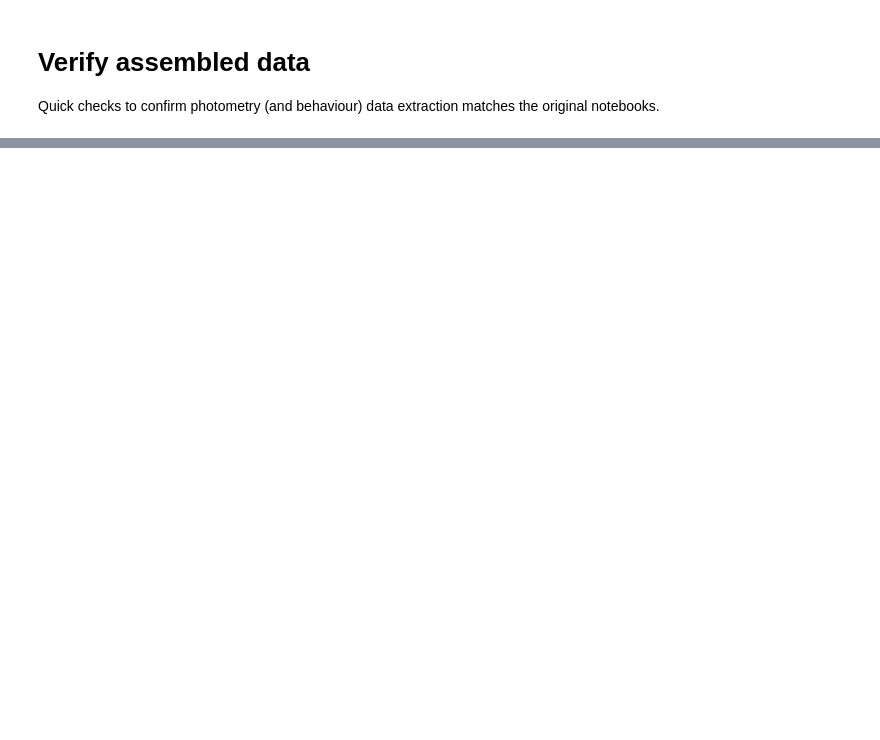
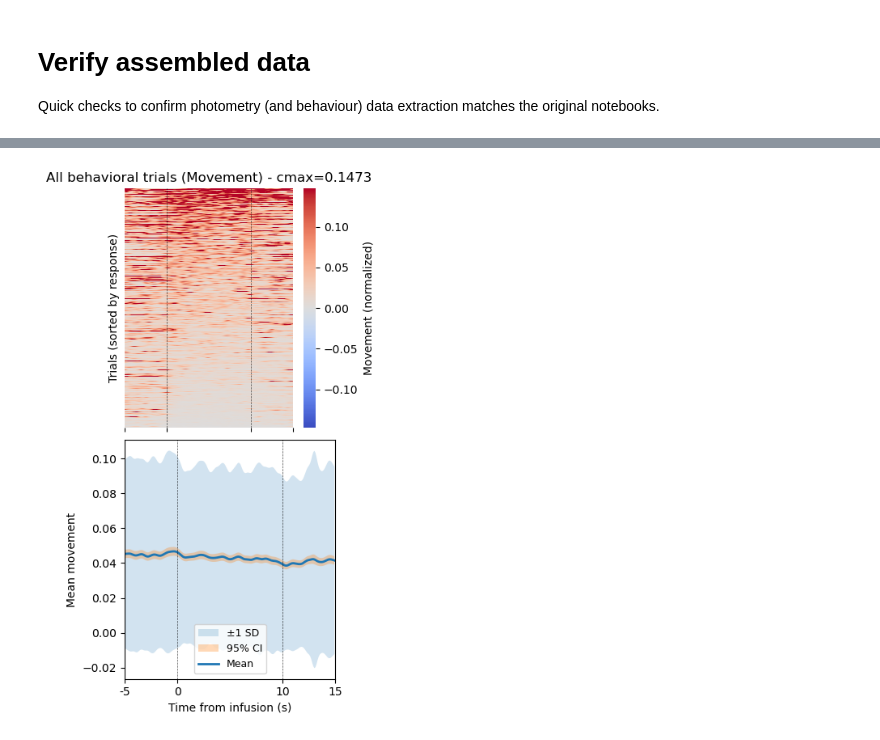
Before and after one commit to jaimemcc/bazzino, a Jupyter notebook: notebooks/verify_assembled_data.ipynb, the cells around one changed output, grey strips where cells are left out. Saved outputs shown, nothing was run; the diff lists cells and outputs as text; code cells hidden in the pictures; blank space fills up the shorter version.

```diff
--- a/notebooks/verify_assembled_data.ipynb
+++ b/notebooks/verify_assembled_data.ipynb
@@ -178,0 +253,55 @@ Shapes differ — checking overlap by merging x_arrays...
+# %%
+# ── Behavioral data heatmap + mean trace (similar to photometry) ──
+
+framerate_behav = 10
+pre_window_behav = int(params["photo_pre_seconds"] * framerate_behav)  # Should be 50
+window_size_behav = params["photo_bins"]  # Should be 200
+frames_for_infusion_behav = 10 * framerate_behav  # 100
+
+# Sort by response during infusion window
+sortwindow_behav = [pre_window_behav, pre_window_behav + frames_for_infusion_behav]
+sortresponse_behav = np.argsort(np.mean(snips_behav[:, sortwindow_behav[0]:sortwindow_behav[1]], axis=1))[::-1]
+
+# Use appropriate colormap limits based on data range
+cmax_behav = np.percentile(np.abs(snips_behav), 95)  # 95th percentile for scaling
+
+f, axs = plt.subplots(nrows=2, figsize=(4, 7), sharex=True)
+
+# Heatmap
+sns.heatmap(snips_behav[sortresponse_behav, :],
+            ax=axs[0],
+            cmap="coolwarm",
+            vmin=-cmax_behav, vmax=cmax_behav,
+            cbar_kws={"label": "Movement (normalized)"},
+            robust=True)
+axs[0].axvline(pre_window_behav, linestyle="--", color="k", linewidth=0.5, alpha=0.7)
+axs[0].axvline(pre_window_behav + frames_for_infusion_behav, linestyle="--", color="k", linewidth=0.5, alpha=0.7)
+axs[0].set_ylabel("Trials (sorted by response)")
+axs[0].set_yticks([])
+axs[0].set_title(f"All behavioral trials (Movement) - cmax={cmax_behav:.4f}")
+
+# Mean ± SD trace
+mean_behav = np.mean(snips_behav, axis=0)
+sd_behav = np.std(snips_behav, axis=0)
+sem_behav = sd_behav / np.sqrt(len(snips_behav))
+x_behav = np.arange(window_size_behav)
+
+axs[1].fill_between(x_behav, mean_behav - sd_behav, mean_behav + sd_behav, alpha=0.2, label="±1 SD")
+axs[1].fill_between(x_behav, mean_behav - 1.96*sem_behav, mean_behav + 1.96*sem_behav, alpha=0.3, label="95% CI")
+axs[1].plot(x_behav, mean_behav, linewidth=2, label="Mean")
+axs[1].axvline(pre_window_behav, linestyle="--", color="k", linewidth=0.5, alpha=0.7)
+axs[1].axvline(pre_window_behav + frames_for_infusion_behav, linestyle="--", color="k", linewidth=0.5, alpha=0.7)
+axs[1].set_ylabel("Mean movement")
+axs[1].legend(loc="best", fontsize=9)
+
+# x-axis labels in seconds
+tick_positions = [0, pre_window_behav, pre_window_behav + frames_for_infusion_behav, window_size_behav]
+tick_labels = [str(int((t - pre_window_behav) / framerate_behav)) for t in tick_positions]
+axs[1].set_xticks(tick_positions)
+axs[1].set_xticklabels(tick_labels)
+axs[1].set_xlabel("Time from infusion (s)")
+
+f.tight_layout()
+plt.show()
+# %% [output]
+[figure, added]
```
Also changed, not shown: parts of 9 cells of this notebook, 8 other files.
